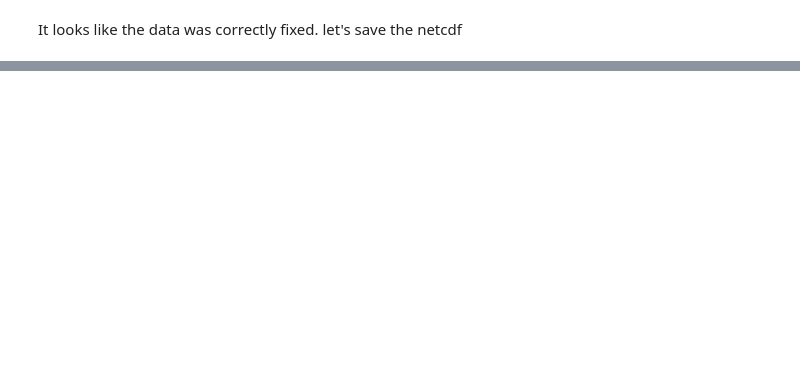
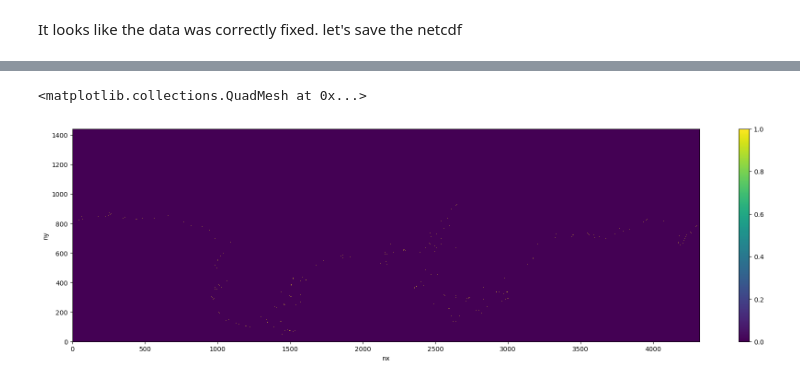
Before and after one commit to claireyung/mom6-panAn-iceshelf-tools, a Jupyter notebook: grid/Fixing_B-grid-non-advective-cells.ipynb, the cells around one changed output, grey strips where cells are left out. Cells and saved outputs as stored; diff of their text form; code cells hidden in the pictures; blank space fills up the shorter version.

```diff
--- a/grid/Fixing_B-grid-non-advective-cells.ipynb
+++ b/grid/Fixing_B-grid-non-advective-cells.ipynb
@@ -453,0 +456,7 @@ Check masks to see if they add up
+# %%
+plt.figure(figsize=(22,6))
+(seaicemask + icemask.drop(('nx','ny')) - topomask). plot()
+#there are no negatives, so ther are no points missing
+# %% [output]
+<matplotlib.collections.QuadMesh at 0x...>
+[figure, added]
```
Also changed, not shown: parts of 33 cells of this notebook.
